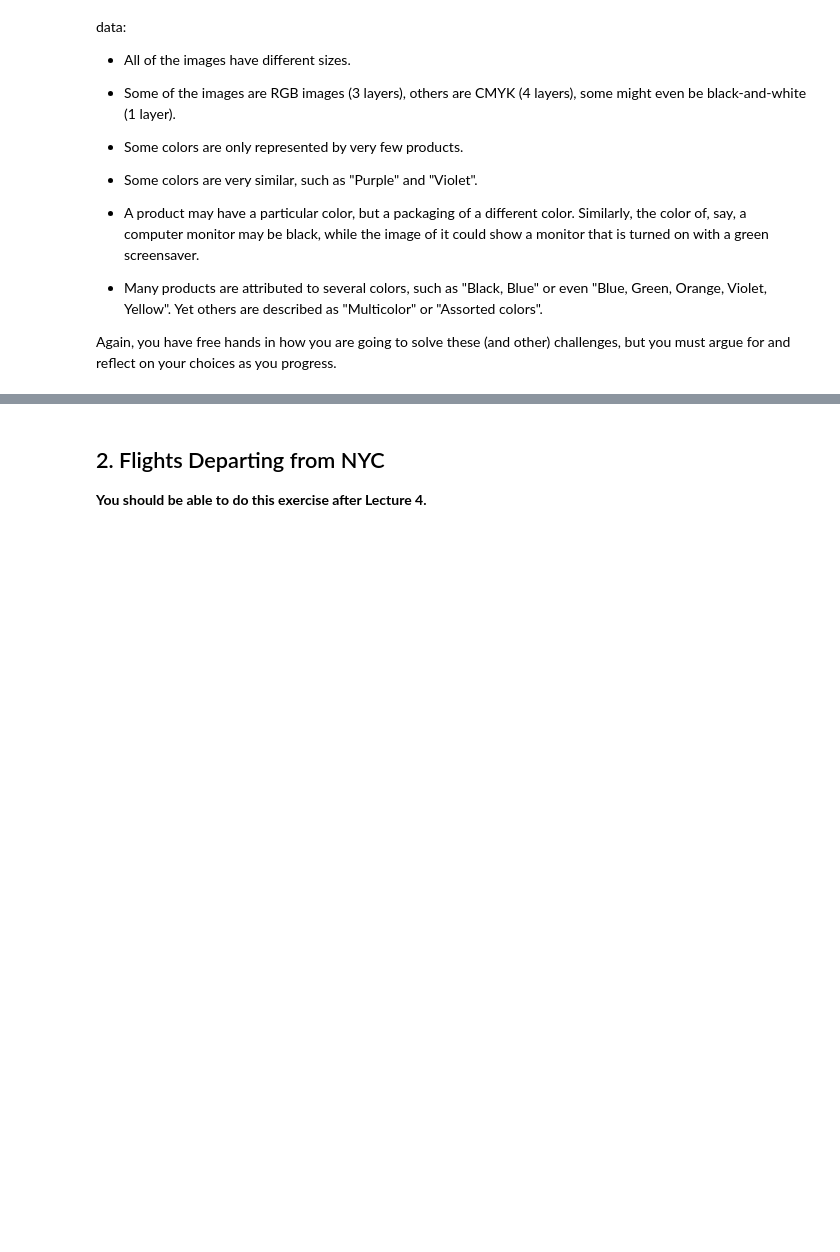
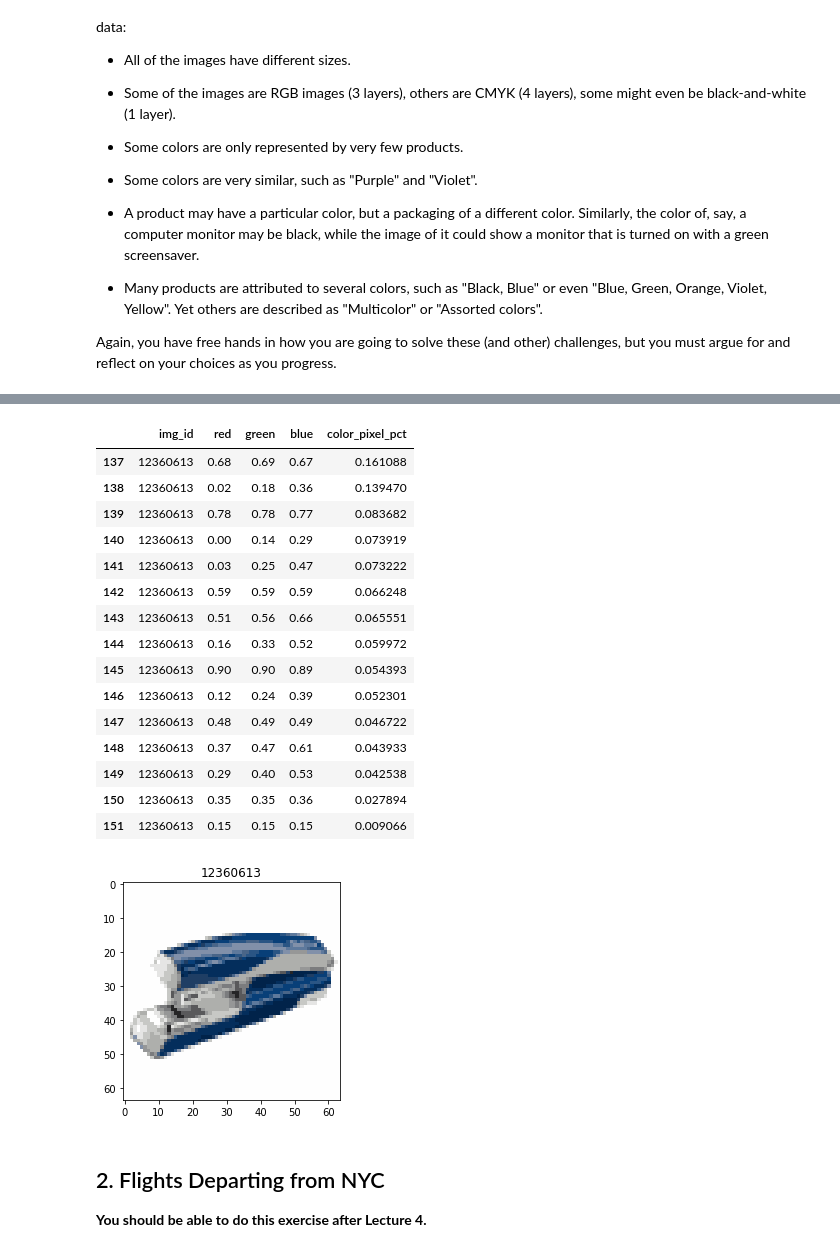
Before and after one commit to Beadhangerone/MAL, a Jupyter notebook: MAL1 Project 2022.ipynb, the cells around one changed output, grey strips where cells are left out. Drawn from its saved outputs; the diff is of its cells as text; code cells hidden in the pictures; blank space fills up the shorter version.

```diff
--- a/MAL1 Project 2022.ipynb
+++ b/MAL1 Project 2022.ipynb
@@ -233,3 +237,23 @@ X[0:10]
+# %%
+getColorPctPerImage();
+# %% [output]
+|  | img_id | red | green | blue | color_pixel_pct |
+| 137 | 12360613 | 0.68 | 0.69 | 0.67 | 0.161088 |
+| 138 | 12360613 | 0.02 | 0.18 | 0.36 | 0.139470 |
+| 139 | 12360613 | 0.78 | 0.78 | 0.77 | 0.083682 |
+| 140 | 12360613 | 0.00 | 0.14 | 0.29 | 0.073919 |
+| 141 | 12360613 | 0.03 | 0.25 | 0.47 | 0.073222 |
+| 142 | 12360613 | 0.59 | 0.59 | 0.59 | 0.066248 |
+| 143 | 12360613 | 0.51 | 0.56 | 0.66 | 0.065551 |
+| 144 | 12360613 | 0.16 | 0.33 | 0.52 | 0.059972 |
+| 145 | 12360613 | 0.90 | 0.90 | 0.89 | 0.054393 |
+| 146 | 12360613 | 0.12 | 0.24 | 0.39 | 0.052301 |
+| 147 | 12360613 | 0.48 | 0.49 | 0.49 | 0.046722 |
+| 148 | 12360613 | 0.37 | 0.47 | 0.61 | 0.043933 |
+| 149 | 12360613 | 0.29 | 0.40 | 0.53 | 0.042538 |
+| 150 | 12360613 | 0.35 | 0.35 | 0.36 | 0.027894 |
+| 151 | 12360613 | 0.15 | 0.15 | 0.15 | 0.009066 |
+[figure, added]
 # %% [markdown]
 ## 2. Flights Departing from NYC
 
```
Also changed, not shown: parts of 3 cells of this notebook.
